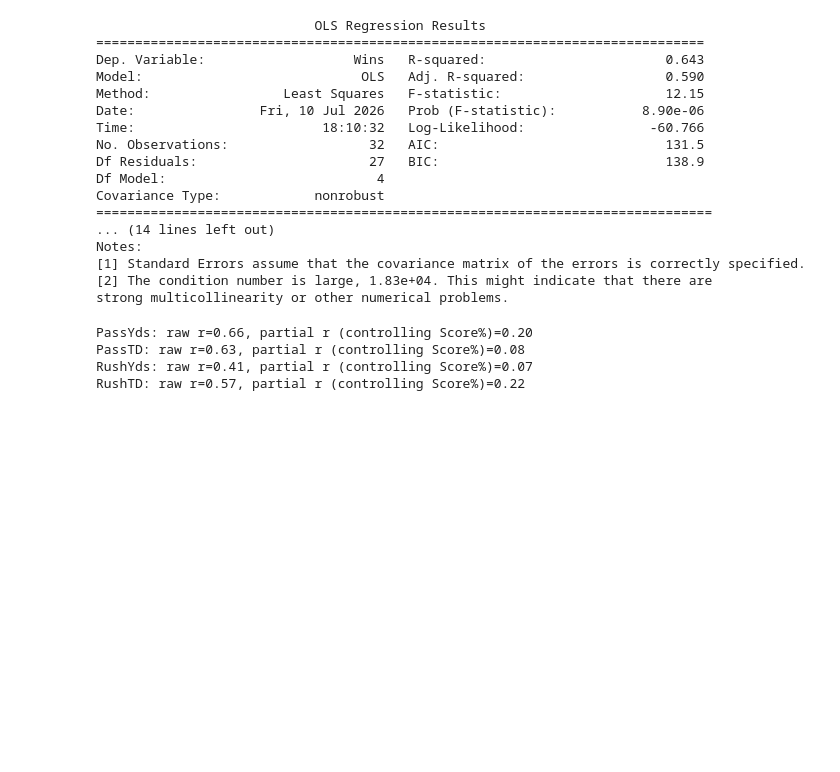
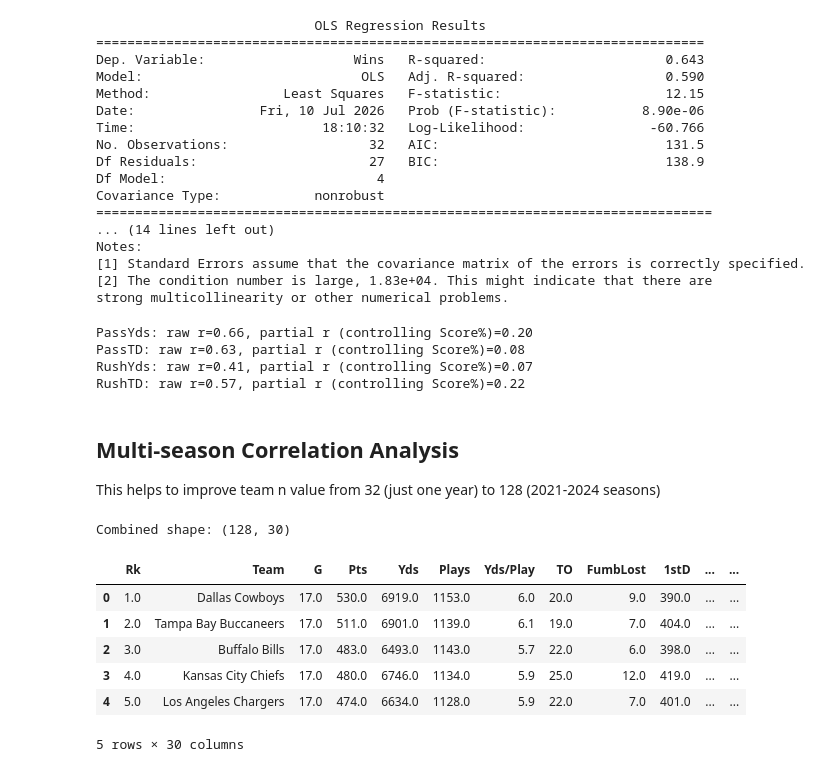
Before and after one commit to steven150704/NFL-Win-Correlation, a Jupyter notebook: win_analysis.ipynb, the cells around one changed output. Cells and saved outputs as stored; diff of their text form; code cells hidden in the pictures; blank space fills up the shorter version.

```diff
--- a/win_analysis.ipynb
+++ b/win_analysis.ipynb
@@ -249,3 +255,76 @@ PassYds: raw r=0.66, partial r (controlling Score%)=0.20
 PassTD: raw r=0.63, partial r (controlling Score%)=0.08
 RushYds: raw r=0.41, partial r (controlling Score%)=0.07
 RushTD: raw r=0.57, partial r (controlling Score%)=0.22
+# %% [markdown]
+## Multi-season Correlation Analysis
+
+This helps to improve team n value from 32 (just one year) to 128 (2021-2024 seasons)
+# %%
+#loader for PFR's raw team-offense export (used for 2021, 2022, 2024 — two-row grouped header)
+def load_offense_raw_csv(path):
+    df = pd.read_csv(path, header=1)  # skip the grouped header row (Passing/Rushing/Penalties), keep the stat-name row
+    new_cols = ["Rk","Team","G","Pts","Yds","Plays","Yds/Play","TO","FumbLost","1stD",
+                "Cmp","PassAtt","PassYds","PassTD","Int","Yds/PassAtt","Pass 1stD",
+                "Rushes","RushYds","RushTD","RushYds/Att","Rush1stD",
+                "Penalties","PenYds","1stDByPen","Score%","TO%","ExpectedPoints"]
+    assert len(df.columns) == len(new_cols), f"{path}: expected {len(new_cols)} cols, got {len(df.columns)}"
+    df.columns = new_cols
+    df["Team"] = df["Team"].astype(str).str.replace(r"[*+]", "", regex=True).str.strip()
+    df = df[~df["Team"].isin(["Avg Team", "League Total", "Avg Tm/G", "nan"])].reset_index(drop=True)
+    return df
+
+#loader for raw standings csv exports (2021, 2022, 2024)
+def load_standings_raw_csv(path):
+    df = pd.read_csv(path)
+    df.rename(columns={df.columns[0]: "Team"}, inplace=True)
+    df["Team"] = df["Team"].astype(str).str.replace(r"[*+]", "", regex=True).str.strip()
+    df["W"] = pd.to_numeric(df["W"], errors="coerce")
+    df.rename(columns={"W": "Wins"}, inplace=True)
+    return df[["Team", "Wins"]]
+
+def build_season(year):
+    """Builds a merged offense+wins dataframe for one season, handling either the
+    pre-cleaned 2023 xlsx (single header) or the raw PFR csv export (2021/2022/2024)."""
+    if year == 2023:
+        off = pd.read_excel("data/team_offense_2023.xlsx")
+        off = clean_team_names(off)
+        off = off[~off["Team"].isin(["Avg Team", "League Total", "Avg Tm/G"])].reset_index(drop=True)
+        off = numeric_convert(off, stats_to_use)
+        season_afc = pd.read_excel("data/afc_standings_2023.xlsx")
+        season_nfc = pd.read_excel("data/nfc_standings_2023.xlsx")
+        season_afc = season_afc.loc[:, ~season_afc.columns.astype(str).str.contains("Unnamed")]
+        season_nfc = season_nfc.loc[:, ~season_nfc.columns.astype(str).str.contains("Unnamed")]
+        season_afc.rename(columns={season_afc.columns[0]: "Team"}, inplace=True)
+        season_nfc.rename(columns={season_nfc.columns[0]: "Team"}, inplace=True)
+        season_afc["Team"] = season_afc["Team"].astype(str).str.replace(r"[*+]", "", regex=True).str.strip()
+        season_nfc["Team"] = season_nfc["Team"].astype(str).str.replace(r"[*+]", "", regex=True).str.strip()
+        season_standings = pd.concat([season_afc, season_nfc], ignore_index=True)
+        season_standings["W"] = pd.to_numeric(season_standings["W"], errors="coerce")
+        season_standings.rename(columns={"W": "Wins"}, inplace=True)
+        season_standings = season_standings[["Team", "Wins"]]
+    else:
+        off = load_offense_raw_csv(f"data/team_offense_{year}.csv")
+        off = numeric_convert(off, stats_to_use)
+        season_afc = load_standings_raw_csv(f"data/afc_standings_{year}.csv")
+        season_nfc = load_standings_raw_csv(f"data/nfc_standings_{year}.csv")
+        season_standings = pd.concat([season_afc, season_nfc], ignore_index=True)
+
+    off = standardize_team_names(off, season_standings)
+    merged = off.merge(season_standings, on="Team", how="inner")
+    assert merged["Team"].nunique() == 32, f"{year}: expected 32 teams, got {merged['Team'].nunique()}"
+    merged["Season"] = year
+    return merged
+
+seasons = [2021, 2022, 2023, 2024]
+all_seasons = pd.concat([build_season(y) for y in seasons], ignore_index=True)
+print("Combined shape:", all_seasons.shape)
+all_seasons.head()
+# %% [output]
+Combined shape: (128, 30)
+|  | Rk | Team | G | Pts | Yds | Plays | Yds/Play | TO | FumbLost | 1stD | ... | ... |
+| 0 | 1.0 | Dallas Cowboys | 17.0 | 530.0 | 6919.0 | 1153.0 | 6.0 | 20.0 | 9.0 | 390.0 | ... | ... |
+| 1 | 2.0 | Tampa Bay Buccaneers | 17.0 | 511.0 | 6901.0 | 1139.0 | 6.1 | 19.0 | 7.0 | 404.0 | ... | ... |
+| 2 | 3.0 | Buffalo Bills | 17.0 | 483.0 | 6493.0 | 1143.0 | 5.7 | 22.0 | 6.0 | 398.0 | ... | ... |
+| 3 | 4.0 | Kansas City Chiefs | 17.0 | 480.0 | 6746.0 | 1134.0 | 5.9 | 25.0 | 12.0 | 419.0 | ... | ... |
+| 4 | 5.0 | Los Angeles Chargers | 17.0 | 474.0 | 6634.0 | 1128.0 | 5.9 | 22.0 | 7.0 | 401.0 | ... | ... |
+5 rows × 30 columns
```
Also changed, not shown: parts of 8 cells of this notebook, 10 other files.
